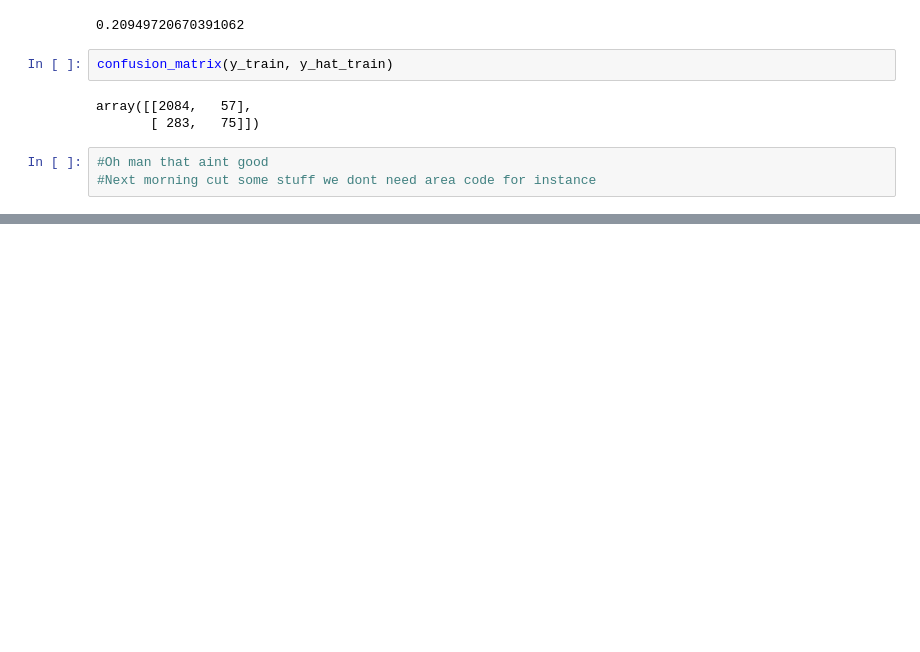
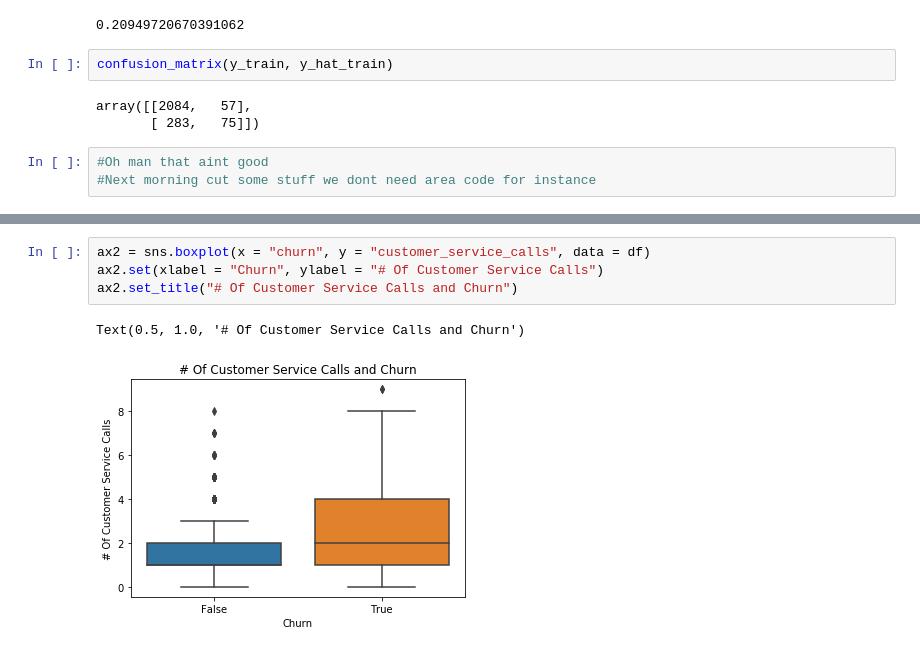
Before and after one commit to chum46/customer_churn_prediction, a Jupyter notebook: notebooks/exploratory/AR_exploratory/AR_exploratory_1.1.ipynb, the cells around one changed output, grey strips where cells are left out. Cells and saved outputs as stored; diff of their text form; blank space fills up the shorter version.

```diff
--- a/notebooks/exploratory/AR_exploratory/AR_exploratory_1.1.ipynb
+++ b/notebooks/exploratory/AR_exploratory/AR_exploratory_1.1.ipynb
@@ -119,0 +167,7 @@ array([[2084,   57],
+# %%
+ax2 = sns.boxplot(x = "churn", y = "customer_service_calls", data = df)
+ax2.set(xlabel = "Churn", ylabel = "# Of Customer Service Calls")
+ax2.set_title("# Of Customer Service Calls and Churn")
+# %% [output]
+Text(0.5, 1.0, '# Of Customer Service Calls and Churn')
+[figure, added]
```
Also changed, not shown: parts of 7 cells of this notebook.
